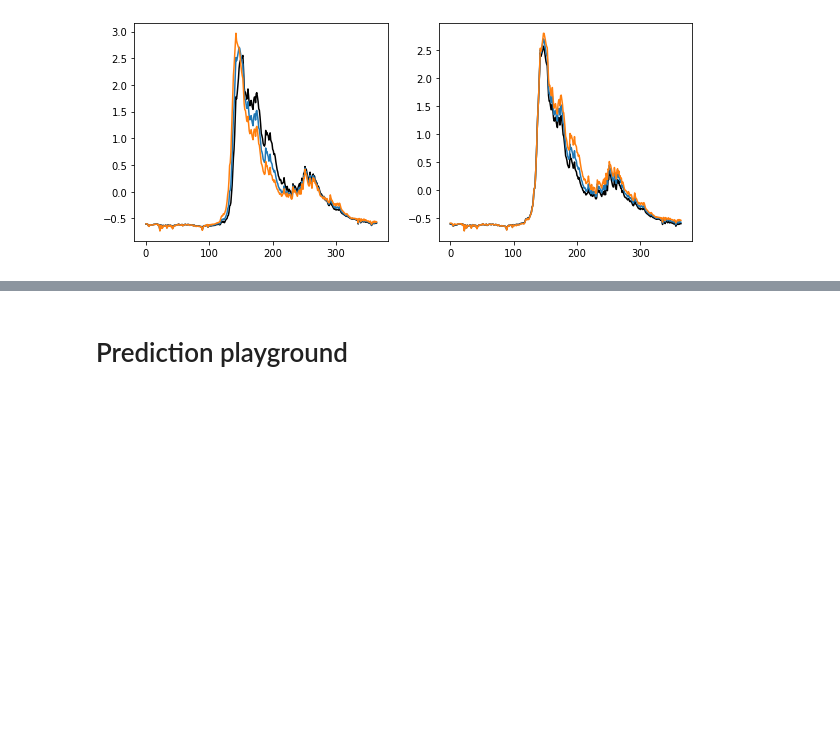
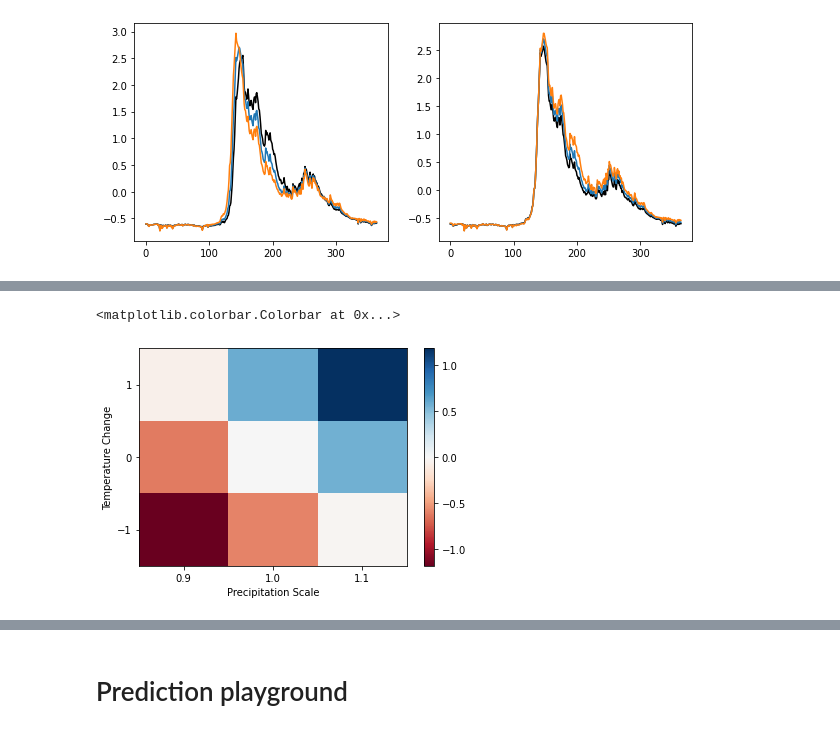
Before and after one commit to andersonsam/cnn_lstm_interpret, a Jupyter notebook: glacier_PC_space.ipynb, the cells around one changed output, grey strips where cells are left out. Drawn from its saved outputs; the diff is of its cells as text; code cells hidden in the pictures; blank space fills up the shorter version.

```diff
--- a/glacier_PC_space.ipynb
+++ b/glacier_PC_space.ipynb
@@ -1393,0 +1804,17 @@ plt.plot(y_test_predict_Pperturbs[days,station,2])
+# %%
+#prep for PCA
+
+days = np.arange(213,244)
+# days = np.arange(150,180)
+# days = np.arange(180,210)
+# days = np.arange(240,270)
+days = np.arange(30)
+Ndays = len(days)
+
+PCA_input = np.reshape(f_seasonal_yearly_obs.T, (Nstations*36, 365))
+PCA_input = PCA_input[:,days]
+
+PCA_input_perturb = np.zeros((Nstations*36,365,Nperturbs))
+for kk in range(Nperturbs):
+  PCA_input_perturb[:,:,kk] = np.reshape(f_seasonal_yearly_perturb[:,:,:,kk].T, (Nstations*36, 365))
+PCA_input_perturb = PCA_input_perturb[:,days,:]
@@ -1393,0 +1873,10 @@ plt.plot(y_test_predict_Pperturbs[days,station,2])
+# %%
+PC0_mean_model = PC0_perturb_mean[:,4]
+PC0_std_model = PC0_perturb_std[:,4]
+
+dPC0_mean = PC0_perturb_mean - np.expand_dims(PC0_mean_model, axis = -1)
+dPC0_std = PC0_perturb_std - np.expand_dims(PC0_std_model, axis = -1)
+# %%
+dP = P_perturbs[1] - P_perturbs[0]
+dT = T_perturbs[1] - T_perturbs[0]
+extent_perturbs = [P_perturbs[0] - dP/2, P_perturbs[-1] + dP/2, T_perturbs[0] - dT/2, T_perturbs[-1] + dT/2]
@@ -1393,0 +1898,20 @@ plt.plot(y_test_predict_Pperturbs[days,station,2])
+# %%
+station = 39
+
+var = np.flipud(dPC0_mean[station,:].reshape(Nperturbs_P, Nperturbs_T))
+vmax = np.max(np.abs(var))
+vmin = -vmax
+
+# vmin = -1
+# vmax = 1
+
+fig, ax = plt.subplots()
+im = ax.imshow(var, cmap = 'RdBu', vmin = vmin, vmax = vmax, extent = extent_perturbs, aspect = 'auto')
+ax.set_xticks(P_perturbs)
+ax.set_yticks(T_perturbs)
+ax.set_xlabel('Precipitation Scale')
+ax.set_ylabel('Temperature Change')
+plt.colorbar(im, ax = ax)
+# %% [output]
+<matplotlib.colorbar.Colorbar at 0x...>
+[figure, added]
```
Also changed, not shown: parts of 19 cells of this notebook.
